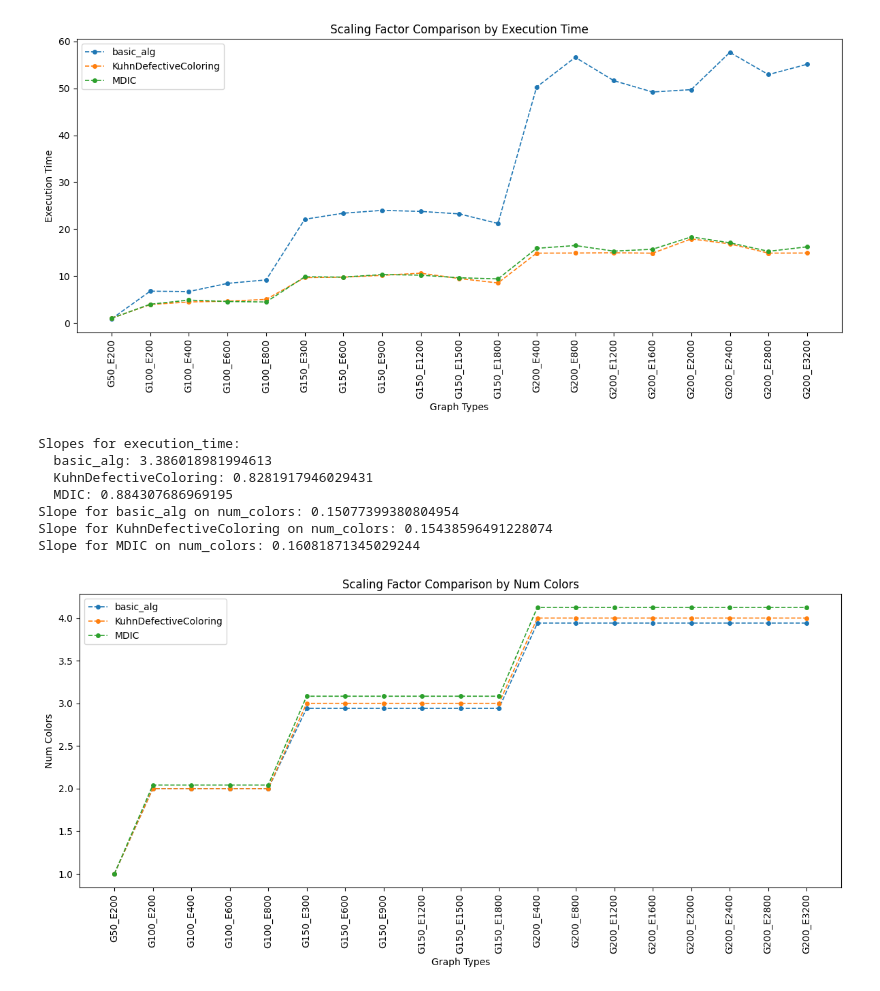
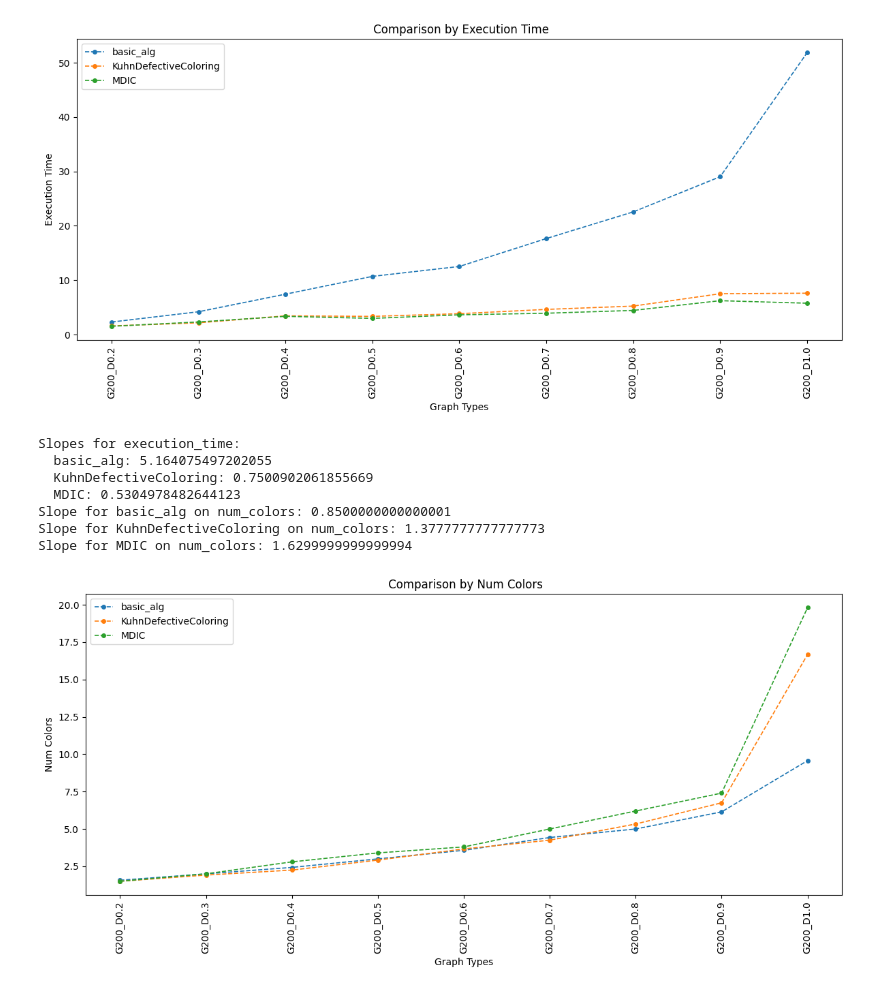
Before and after one commit to umitaltintas/graph-be, a Jupyter notebook: graph.ipynb, the cells around one changed output. Drawn from its saved outputs; the diff is of its cells as text; code cells hidden in the pictures.

```diff
--- a/graph.ipynb
+++ b/graph.ipynb
@@ -99,8 +99,6 @@ def MDIC(graph, threshold=2):
 
 from collections import defaultdict, Counter
 
-
-
 def MDIC_V2(graph, threshold=2):
     colors = defaultdict(int)
     bitmaps = {node: [False] * len(graph.nodes()) for node in graph.nodes()}
@@ -137,6 +135,10 @@ def update_defects(node, graph, colors, defect_map, pq):
     new_defect = len([neighbor for neighbor in graph.neighbors(node) if colors[neighbor] == colors[node]])
     defect_map[node] = new_defect
     heapq.heappush(pq, (new_defect, node))
+
+
+
+
 
 
 
@@ -185,7 +187,7 @@ def KuhnDefectiveColoring(graph, threshold=2):
 # Example usage with 300 nodes and 1000 edges
 G = nx.erdos_renyi_graph(10, 30)
 threshold = 2
-colors = MDIC_V2(G, threshold)
+colors = MDIC(G, threshold)
 
 # Color nodes based on computed coloring
 nx.draw(G, node_color=[colors[node] for node in G.nodes()])
@@ -202,16 +204,16 @@ def is_valid_coloring(graph, colors, threshold):
             return False
     return True
 # %%
+from tabulate import tabulate
+
 # Enhanced graph generation
 def generate_test_graphs():
     graphs = {}
-    for nodes in [50, 100, 150, 200]:
-        for multiplier in range(1, nodes // 25 + 1):
-            edges = nodes * multiplier * 2
-            graph_name = f"G{nodes}_E{edges}"
-            graphs[graph_name] = nx.erdos_renyi_graph(nodes, edges)
+    for nodes in [ 200]:
+        for density in np.linspace(0.1, 1, 10):  # Varying densities from 0.1 to 1
+            graph_name = f"G{nodes}_D{density:.1f}"
+            graphs[graph_name] = nx.erdos_renyi_graph(nodes, density)
     return graphs
-
 
 # Benchmarking function
 def benchmark_coloring_algorithm(graph, algorithm):
@@ -226,7 +228,7 @@ def main():
     graphs = generate_test_graphs()
     results = {}
     baseline = {}
-    num_repetitions = 5  # Number of times each algorithm is tested
+    num_repetitions = 1  # Number of times each algorithm is tested
 
     total_graphs = len(graphs)
     total_algorithms = len([basic_alg, KuhnDefectiveColoring, MDIC])
@@ -252,7 +254,7 @@ def main():
 
 
             # Calculate  factor compared to the baseline (smallest graph)
-            if graph_name == "G50_E100":
+            if graph_name == "G200_D0.1":
                 baseline[algorithm.__name__] = (avg_exec_time, avg_num_colors)
             else:
                 exec_time = avg_exec_time / baseline[algorithm.__name__][0] if baseline[algorithm.__name__][0] > 0 else 0
@@ -273,6 +275,18 @@ def plot_results(benchmark_results):
     algorithms = ['basic_alg', 'KuhnDefectiveColoring', 'MDIC']
     graph_types = list(benchmark_results.keys())[1:]  # Exclude the baseline graph
 
+
+    # print a table of the results
+    print("Results:")
+    print("Graph Type\tAlgorithm\tExecution Time\tNum Colors")
+    for graph_type, algorithm in product(graph_types, algorithms):
+        row = [graph_type, algorithm]
+        for metric in metrics:
+            row.append(benchmark_results[graph_type][algorithm][metric])
+        print("\t".join(str(value) for value in row))
+
+
+
     for metric in metrics:
         plt.figure(figsize=(12, 6))
         slopes = {}
@@ -281,8 +295,8 @@ def plot_results(benchmark_results):
         values = {alg: [benchmark_results[graph][alg].get(metric, 0) for graph in graph_types] for alg in algorithms}
 
         for alg in algorithms:
+
             plt.plot(graph_types, values[alg], label=f'{alg}', marker='o', linestyle='--', linewidth=1.2, markersize=4, alpha=1)
-
             # Calculate and log slope
             x = np.arange(len(graph_types))
             y = np.array(values[alg])
@@ -292,7 +306,7 @@ def plot_results(benchmark_results):
 
         plt.xlabel('Graph Types')
         plt.ylabel(metric.replace('_', ' ').title())
-        plt.title(f'Scaling Factor Comparison by {metric.replace("_", " ").title()}')
+        plt.title(f' Comparison by {metric.replace("_", " ").title()}')
         plt.legend()
         plt.xticks(rotation=90)  # Rotate x-axis labels vertically
         plt.tight_layout()
@@ -304,8 +318,23 @@ def plot_results(benchmark_results):
             print(f"  {alg}: {slope}")
 
 
+
+def tabulate_results(benchmark_results, graph_size):
+    headers = ["Density", "Algorithm", "Average Execution Time", "Average Number of Colors"]
+    table_data = []
+
+    for density in np.linspace(0.1, 1, 10):
+        graph_name = f"G{graph_size}_D{density:.1f}"
+        for algorithm in benchmark_results[graph_name]:
+            avg_exec_time = benchmark_results[graph_name][algorithm]["average_execution_time"]
+            avg_num_colors = benchmark_results[graph_name][algorithm]["average_num_colors"]
+            table_data.append([density, algorithm, avg_exec_time, avg_num_colors])
+
+    return tabulate(table_data, headers=headers, tablefmt="pipe")
 # Main execution
 if __name__ == "__main__":
     benchmark_results = main()  # Ensure the main function is defined and returns benchmark_results
+
     plot_results(benchmark_results)
+    print(tabulate_results(benchmark_results, 200))  # Example: Tabulate results for graphs with 50 vertices
 # %% [output]
@@ -317,10 +358,10 @@ Slope for MDIC on execution_time: 0.884307686969195
-[figure, old version]
+[figure, new version]
 Slopes for execution_time:
-  basic_alg: 3.386018981994613
-  KuhnDefectiveColoring: 0.8281917946029431
-  MDIC: 0.884307686969195
-Slope for basic_alg on num_colors: 0.15077399380804954
-Slope for KuhnDefectiveColoring on num_colors: 0.15438596491228074
-Slope for MDIC on num_colors: 0.16081871345029244
+  basic_alg: 5.164075497202055
+  KuhnDefectiveColoring: 0.7500902061855669
+  MDIC: 0.5304978482644123
+Slope for basic_alg on num_colors: 0.8500000000000001
+Slope for KuhnDefectiveColoring on num_colors: 1.3777777777777773
+Slope for MDIC on num_colors: 1.6299999999999994
-[figure, old version]
+[figure, new version]
 Slopes for num_colors:
```
Also changed, not shown: parts of 5 cells of this notebook.
